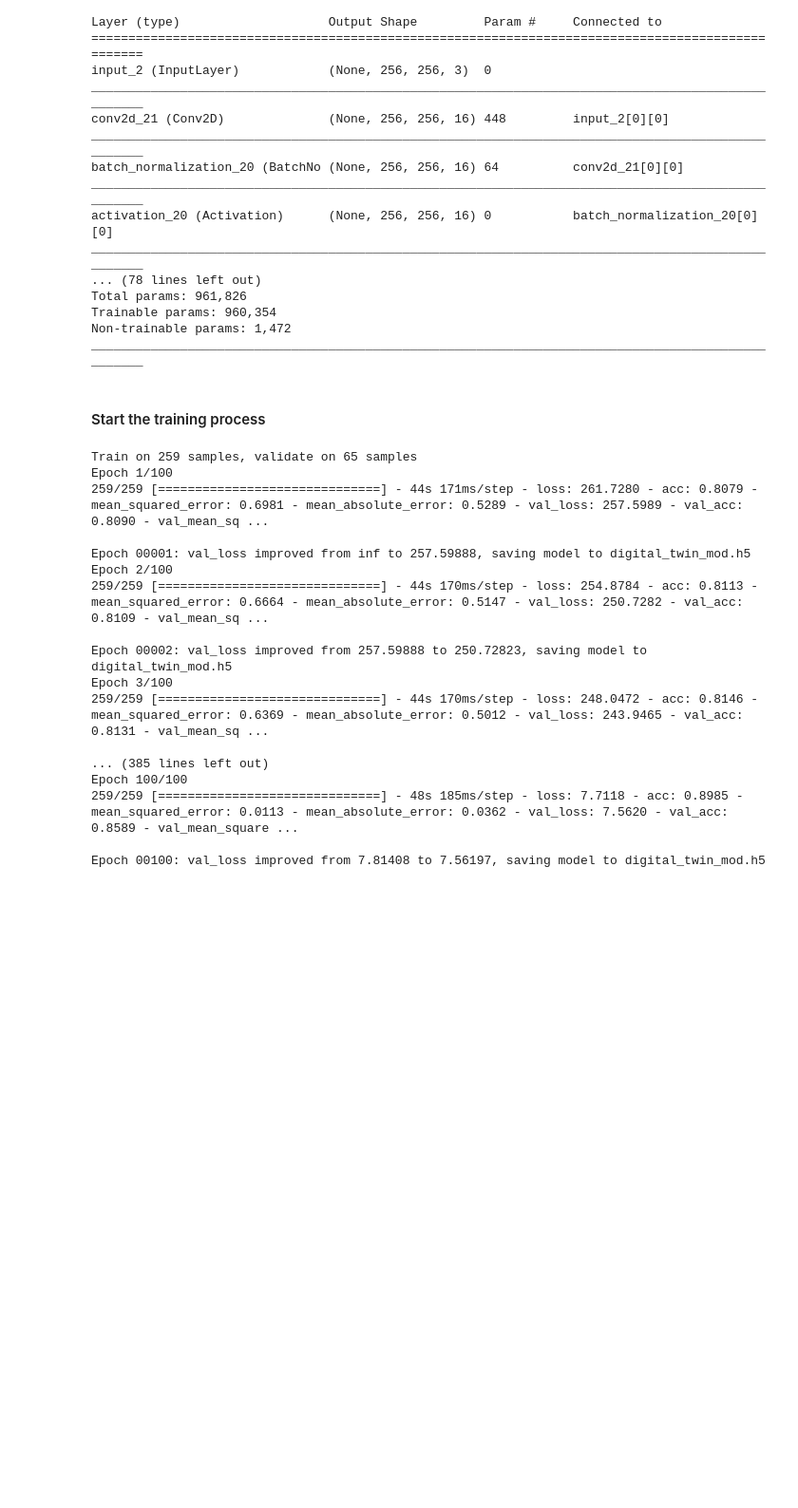
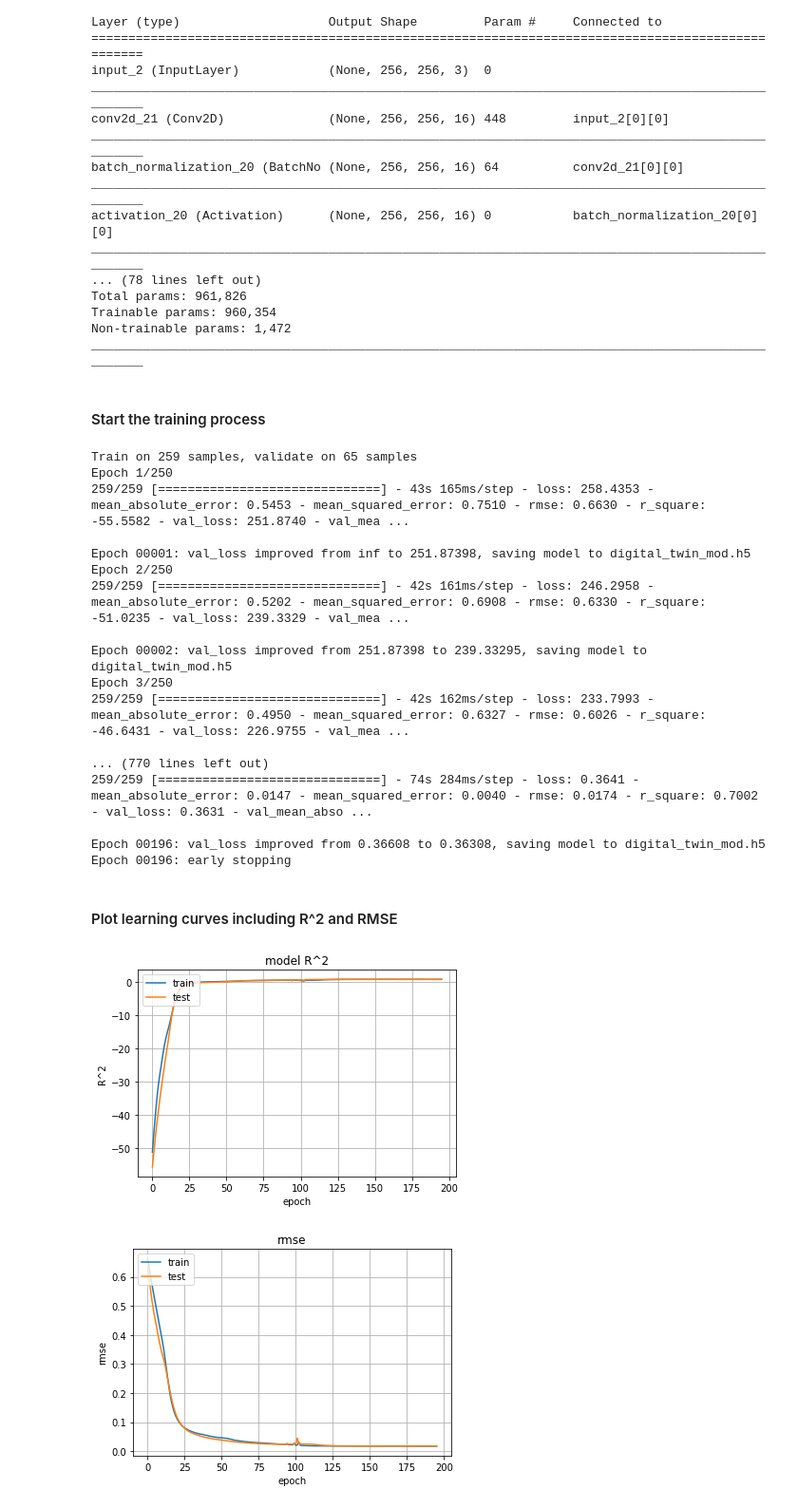
Before and after one commit to Jimmy-INL/DigitalTwin, a Jupyter notebook: Modified_Unet_DigitalTwin.ipynb, the cells around one changed output. Shown at 95% size. Saved outputs shown, nothing was run; the diff lists cells and outputs as text; code cells hidden in the pictures; blank space fills up the shorter version.

```diff
--- a/Modified_Unet_DigitalTwin.ipynb
+++ b/Modified_Unet_DigitalTwin.ipynb
@@ -220,10 +245,10 @@ def U_Net(MAT_HEIGHT, MAT_WIDTH, MAT_DEPTH):
     conv9 = conv2d_block(convT4, 16, 0.1, batchnorm=True)
 
     outputs = Conv2D(2, (1,1), activation='relu', kernel_regularizer= regularizers.l1(0.01))(conv9)
-    adam = optimizers.Adam(lr=0.0001)
+    nadam = optimizers.Nadam(lr=0.0001)
     model = Model(inputs=[inputs], outputs=[outputs])
-    model.compile(optimizer=adam, loss='mean_absolute_error',
-                  metrics=['acc', 'mean_squared_error', 'mean_absolute_error'])
+    model.compile(optimizer=nadam, loss='mean_absolute_error',
+                  metrics=['mean_absolute_error', 'mean_squared_error', rmse, r_square])
 
     return model
 # %%
@@ -251,28 +276,28 @@ ________________________________________________________________________________
 #### Start the training process
 # %%
 # Fit the model
-earlystopper = EarlyStopping(patience=5, verbose=1)
+earlystopper = EarlyStopping(monitor="mean_absolute_error", patience=5, verbose=1)
 checkpointer = ModelCheckpoint('digital_twin_mod.h5', verbose=1, save_best_only=True)
-results = model.fit(X_train, y_train, batch_size=32, epochs=100, callbacks=[earlystopper, checkpointer],
+results = model.fit(X_train, y_train, batch_size=16, epochs=250, callbacks=[earlystopper, checkpointer],
                    validation_data=(X_test, y_test))
 # %% [output]
 Train on 259 samples, validate on 65 samples
-Epoch 1/100
-259/259 [==============================] - 44s 171ms/step - loss: 261.7280 - acc: 0.8079 - mean_squared_error: 0.6981 - mean_absolute_error: 0.5289 - val_loss: 257.5989 - val_acc: 0.8090 - val_mean_sq ...
+Epoch 1/250
+259/259 [==============================] - 43s 165ms/step - loss: 258.4353 - mean_absolute_error: 0.5453 - mean_squared_error: 0.7510 - rmse: 0.6630 - r_square: -55.5582 - val_loss: 251.8740 - val_mea ...
 
-Epoch 00001: val_loss improved from inf to 257.59888, saving model to digital_twin_mod.h5
-Epoch 2/100
-259/259 [==============================] - 44s 170ms/step - loss: 254.8784 - acc: 0.8113 - mean_squared_error: 0.6664 - mean_absolute_error: 0.5147 - val_loss: 250.7282 - val_acc: 0.8109 - val_mean_sq ...
+Epoch 00001: val_loss improved from inf to 251.87398, saving model to digital_twin_mod.h5
+Epoch 2/250
+259/259 [==============================] - 42s 161ms/step - loss: 246.2958 - mean_absolute_error: 0.5202 - mean_squared_error: 0.6908 - rmse: 0.6330 - r_square: -51.0235 - val_loss: 239.3329 - val_mea ...
 
-Epoch 00002: val_loss improved from 257.59888 to 250.72823, saving model to digital_twin_mod.h5
-Epoch 3/100
-259/259 [==============================] - 44s 170ms/step - loss: 248.0472 - acc: 0.8146 - mean_squared_error: 0.6369 - mean_absolute_error: 0.5012 - val_loss: 243.9465 - val_acc: 0.8131 - val_mean_sq ...
+Epoch 00002: val_loss improved from 251.87398 to 239.33295, saving model to digital_twin_mod.h5
+Epoch 3/250
+259/259 [==============================] - 42s 162ms/step - loss: 233.7993 - mean_absolute_error: 0.4950 - mean_squared_error: 0.6327 - rmse: 0.6026 - r_square: -46.6431 - val_loss: 226.9755 - val_mea ...
 
-... (385 lines left out)
-Epoch 100/100
-259/259 [==============================] - 48s 185ms/step - loss: 7.7118 - acc: 0.8985 - mean_squared_error: 0.0113 - mean_absolute_error: 0.0362 - val_loss: 7.5620 - val_acc: 0.8589 - val_mean_square ...
+... (770 lines left out)
+259/259 [==============================] - 74s 284ms/step - loss: 0.3641 - mean_absolute_error: 0.0147 - mean_squared_error: 0.0040 - rmse: 0.0174 - r_square: 0.7002 - val_loss: 0.3631 - val_mean_abso ...
 
-Epoch 00100: val_loss improved from 7.81408 to 7.56197, saving model to digital_twin_mod.h5
+Epoch 00196: val_loss improved from 0.36608 to 0.36308, saving model to digital_twin_mod.h5
+Epoch 00196: early stopping
 # %%
 # Process the input before sending it for inference (if the data is already not normalized)
 def post_process_input(mat, m_0, s_0, m_2, s_2):
@@ -287,3 +312,29 @@ def post_process_output(mat, out_0_min, out_0_max, out_1_min, out_1_max):
     x = mat[:,:,:,0] * (out_0_max - out_0_min) + out_0_min
     y = mat[:,:,:,1] * (out_1_max - out_1_min) + out_1_min
     return np.stack((x, y), axis=-1).reshape((len(x), 256, 256, 2))
+# %% [markdown]
+#### Plot learning curves including R^2 and RMSE
+# %%
+# plot training curve for R^2 (beware of scale, starts very low negative)
+plt.plot(results.history['val_r_square'])
+plt.plot(results.history['r_square'])
+plt.title('model R^2')
+plt.ylabel('R^2')
+plt.xlabel('epoch')
+plt.grid()
+plt.legend(['train', 'test'], loc='upper left')
+plt.show()
+
+
+# plot training curve for rmse
+plt.plot(results.history['rmse'])
+plt.plot(results.history['val_rmse'])
+plt.title('rmse')
+plt.ylabel('rmse')
+plt.xlabel('epoch')
+plt.grid()
+plt.legend(['train', 'test'], loc='upper left')
+plt.show()
+# %% [output]
+[figure, added]
+[figure, added]
```
Also changed, not shown: parts of 10 cells of this notebook.
